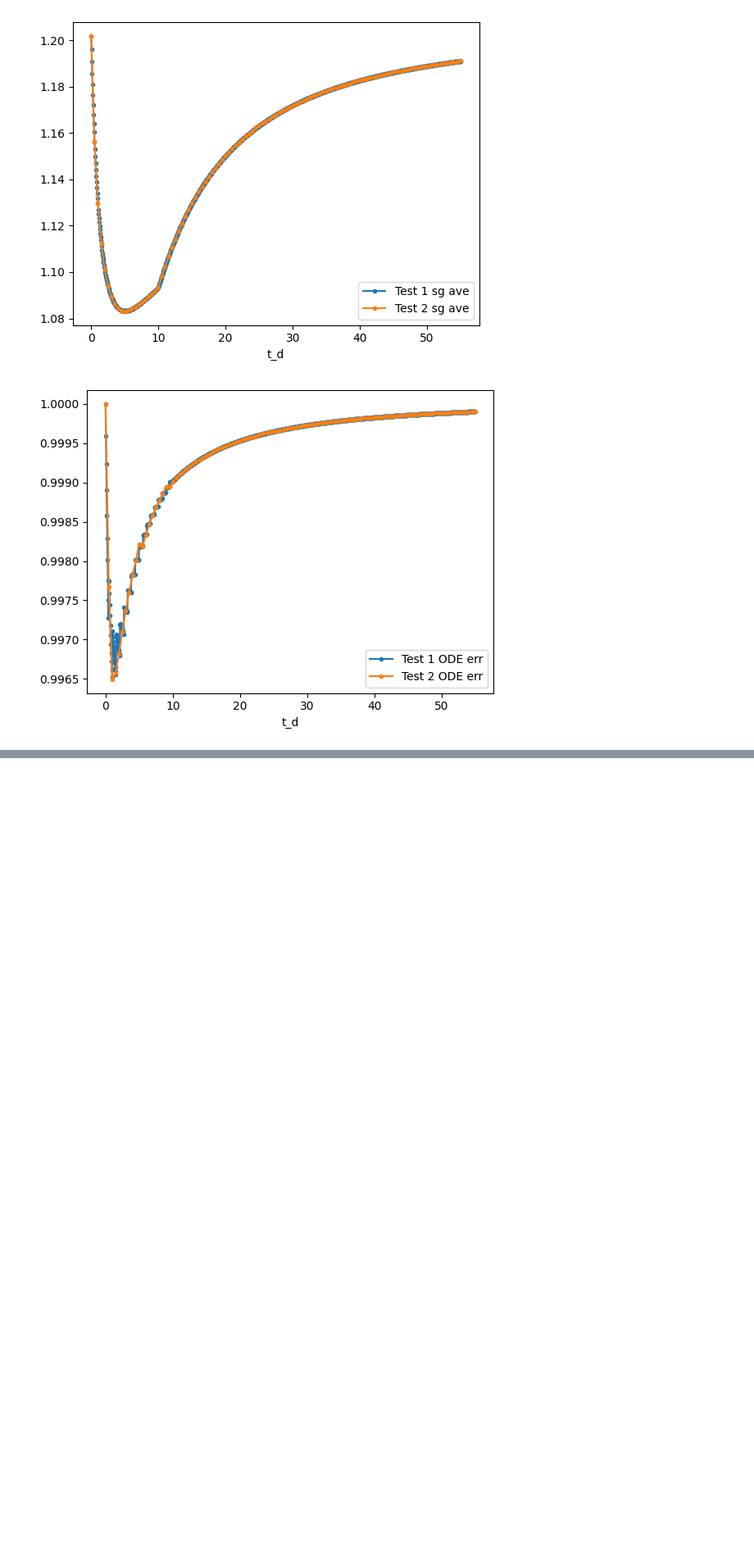
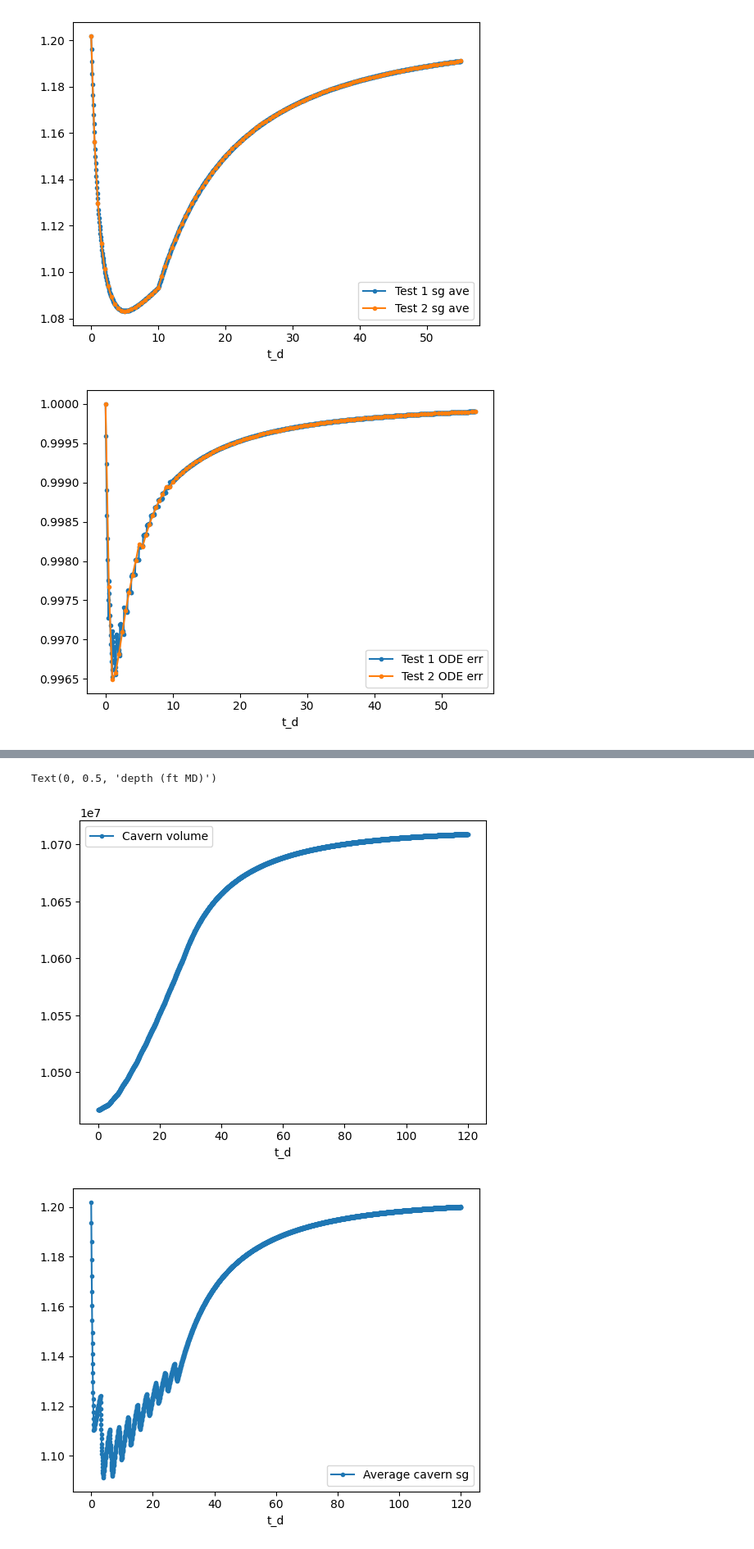
Before and after one commit to sandialabs/sansmic, a Jupyter notebook: examples/basic.ipynb, the cells around one changed output, grey strips where cells are left out. Shown at 82% size. Saved outputs shown, nothing was run; the diff lists cells and outputs as text; code cells hidden in the pictures; blank space fills up the shorter version.

Commit message:
Documentation updates and results outputs

```diff
--- a/examples/basic.ipynb
+++ b/examples/basic.ipynb
@@ -63,4 +69,3 @@ radii[189] = 15
 radii[190] = 8
 radii[191] = 5
 radii[192:] = 2
-test2scen.geometry_data = dict(radii=radii.tolist())
@@ -66,0 +74,10 @@ test2scen.geometry_data = dict(radii=radii.tolist())
+# %%
+# If you wanted to keep the data directly with the configuration,
+# you would uncomment the line below and comment out the rest.
+#
+# test2scen.geometry_data = dict(radii=radii.tolist())
+
+with open('scratch.geom', 'w') as fout:
+    for v in radii:
+        fout.write('{}\n'.format(v))
+test2scen.geometry_data = "scratch.geom"
@@ -87,5 +131,5 @@ stage1.save_frequency = 120           # timesteps (120 ts x 0.1 h/ts = 12 h)
 # %%
-with test2scen.new_simulation('temp', verbosity=1) as sim2:
+with test2scen.new_simulation('scratch', verbosity=1) as sim2:
     print("""|    |   t_d |   V_inj |       V_cav |   sg_ave |""")
     for stage, step in sim2.steps:
         if step % 1200 == 0:
@@ -157,0 +249,18 @@ Final results:
+# %%
+# plot some overview statistics for performance analysis
+ax0 = tenCargoResults.summary.plot(y='V_cav', x='t_d', label='Cavern volume', marker='.')
+ax1 = tenCargoResults.summary.plot(y='sg_ave', x='t_d', label='Average cavern sg', marker='.')
+ax2 = tenCargoResults.summary.plot(y='err_ode', x='t_d', label='ODE err', marker='.')
+rad = pd.DataFrame.from_dict({'z': tenCargoResults.z.values})
+for i in range(13):
+    rad['{}'.format((i)*240)] = tenCargoResults.r[(i)*240].values
+ax = rad.plot(y='z', x='{}'.format(0), label='d 0')
+for i in range(12):
+    rad.plot(ax=ax, y='z', x='{}'.format((i+1)*240), label='d {}'.format((i+1)*10))
+ax.set_aspect(0.1)
+ax.set_xlabel('radius (ft)')
+ax.set_ylabel('depth (ft MD)')
+# %% [output]
+Text(0, 0.5, 'depth (ft MD)')
+[figure, added]
+[figure, added]
```
Also changed, not shown: parts of 13 cells of this notebook, 7 other files.
